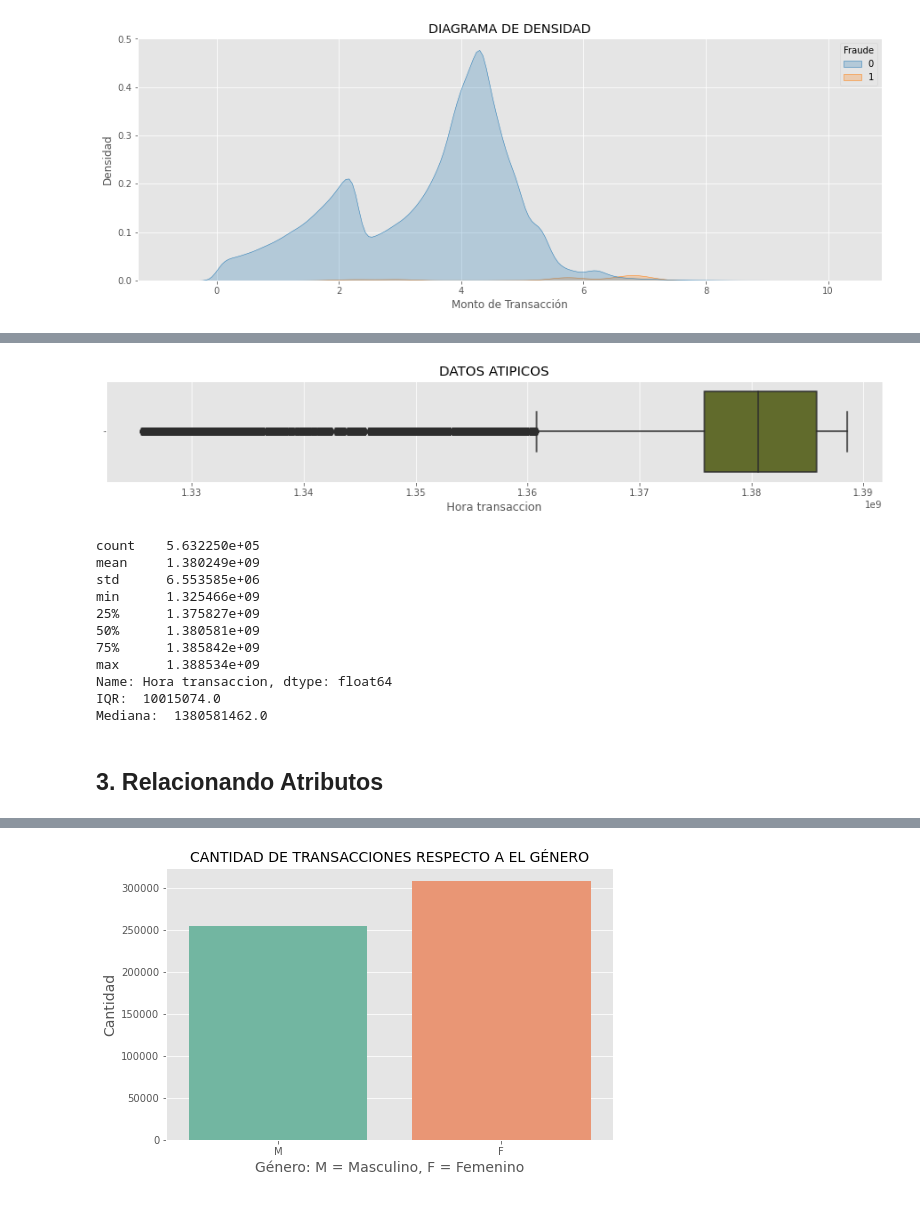
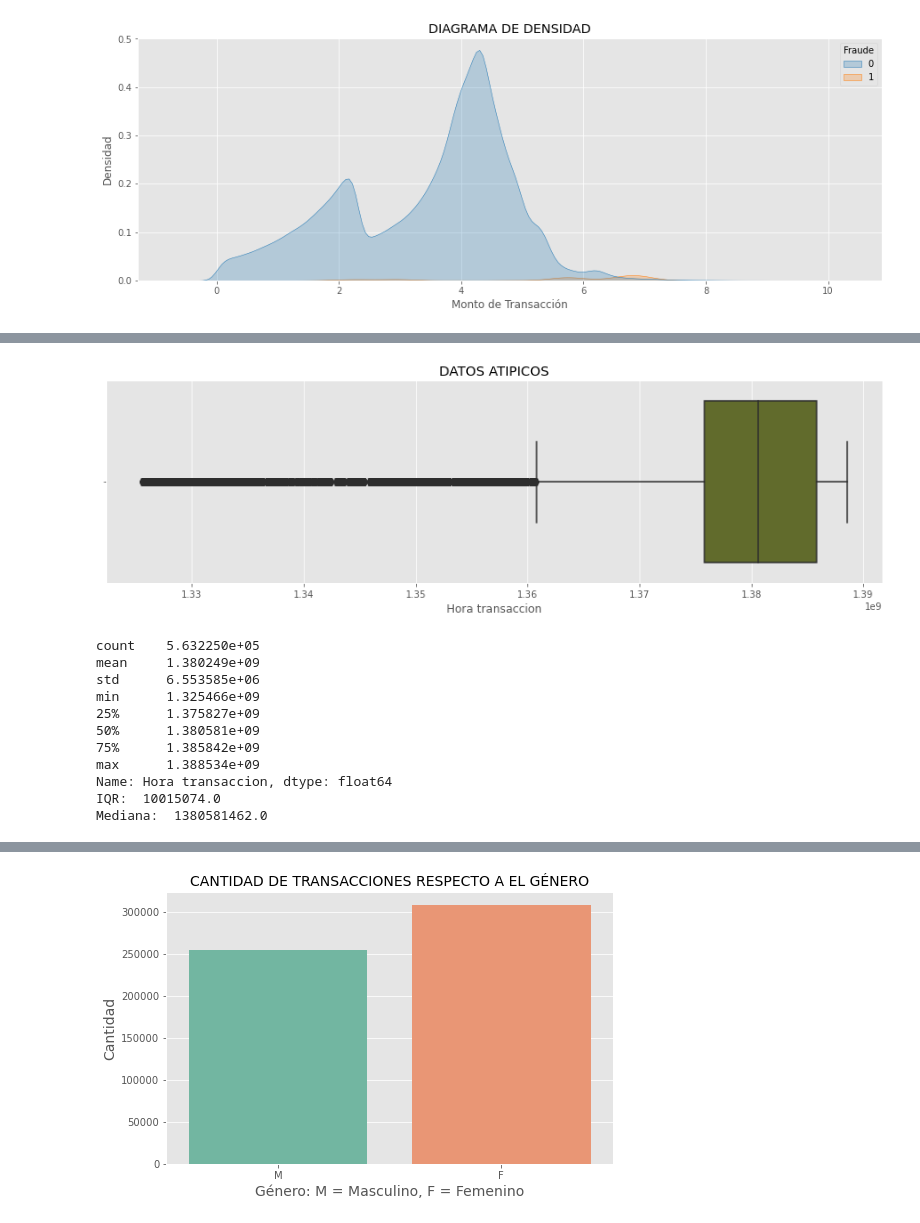
Before and after one commit to Bmez1/Proyecto_CD, a Jupyter notebook: Fraude.ipynb, the cells around one changed output, grey strips where cells are left out. Drawn from its saved outputs; the diff is of its cells as text; code cells hidden in the pictures.

```diff
--- a/Fraude.ipynb
+++ b/Fraude.ipynb
@@ -229,15 +229,15 @@ Name: Monto transaccion, dtype: float64
 IQR:  74.71
 Mediana:  47.84
 # %%
-plt.figure(figsize=(15, 2))
+plt.figure(figsize=(15, 4))
 plt.title("DATOS ATIPICOS")
 ax = sb.boxplot(x = data['Hora transaccion'], orient="h", color = '#687522')
 plt.show()
 print(data['Hora transaccion'].describe())
 print("IQR: ", data['Hora transaccion'].quantile(0.75)-data['Hora transaccion'].quantile(0.25))
 print("Mediana: ", data['Hora transaccion'].median())
 # %% [output]
-[figure, old version]
+[figure, new version]
 count    5.632250e+05
 mean     1.380249e+09
 std      6.553585e+06
@@ -249,5 +249,3 @@ max      1.388534e+09
 Name: Hora transaccion, dtype: float64
 IQR:  10015074.0
 Mediana:  1380581462.0
-# %% [markdown]
-## 3. Relacionando Atributos
```
Also changed, not shown: parts of 31 cells of this notebook.
